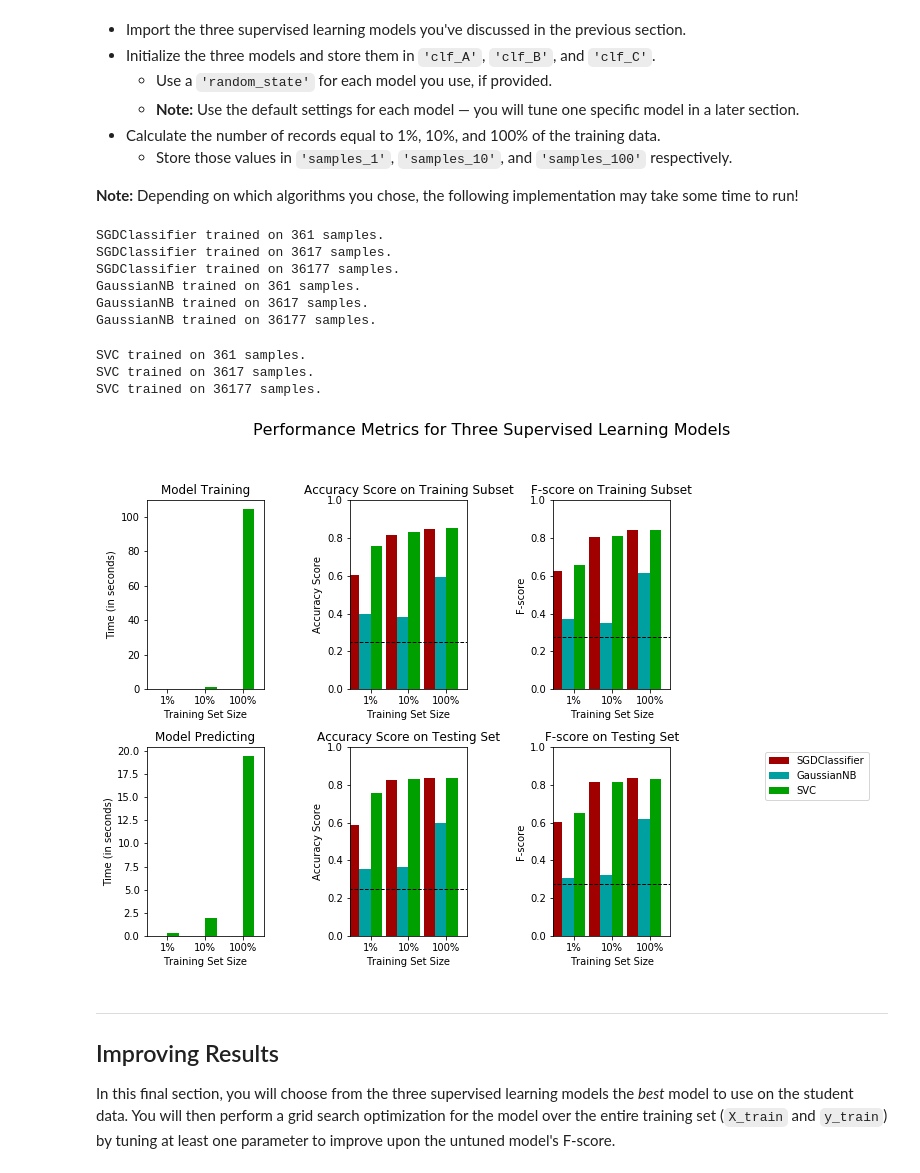
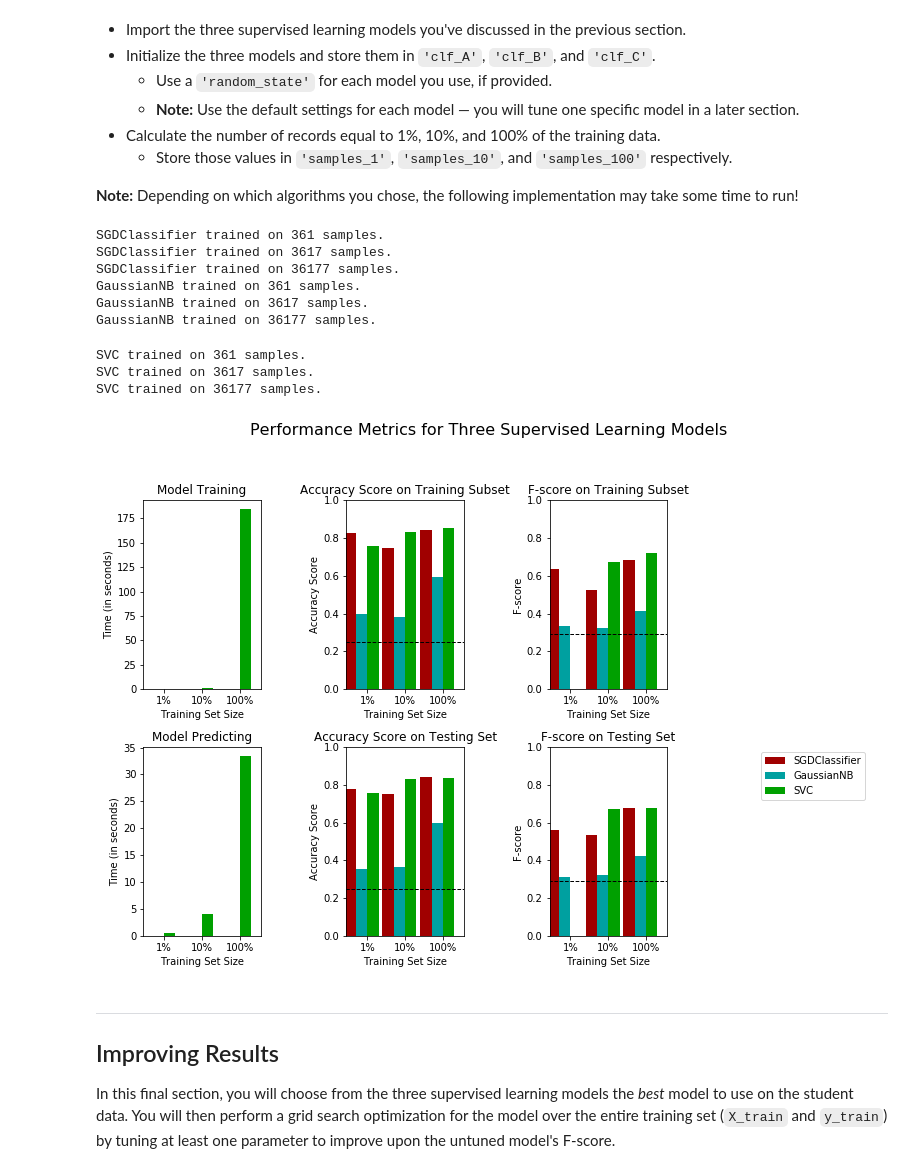
Before and after one commit to jahaas/finding_donors, a Jupyter notebook: finding_donors.ipynb, the cells around one changed output. Drawn from its saved outputs; the diff is of its cells as text; code cells hidden in the pictures.

```diff
--- a/finding_donors.ipynb
+++ b/finding_donors.ipynb
@@ -256,7 +261,7 @@ precision = TP / (TP + FP)
 
 # TODO: Calculate F-score using the formula above for beta = 0.5 and correct values for precision and recall.
 beta = 0.5
-fscore = (1 + beta**2) * (precision*recall) / ((beta*precision) + recall)
+fscore = (1 + beta**2) * (precision*recall) / (((beta**2)*precision) + recall)
 
 # Print the results
 print("Naive Predictor: [Accuracy score: {:.4f}, F-score: {:.4f}]".format(accuracy, fscore))
@@ -362,14 +367,13 @@ def train_predict(learner, sample_size, X_train, y_train, X_test, y_test):
     # TODO: Compute accuracy on test set using accuracy_score()
     results['acc_test'] = accuracy_score(y_test, predictions_test)
 
-    b = 1.0
-    avg = 'weighted'
+    b = 0.5
 
     # TODO: Compute F-score on the the first 300 training samples using fbeta_score()
-    results['f_train'] = fbeta_score(y_train[:300], predictions_train, average=avg, beta=b)
+    results['f_train'] = fbeta_score(y_train[:300], predictions_train, beta=b)
 
     # TODO: Compute F-score on the test set which is y_test
-    results['f_test'] = fbeta_score(y_test, predictions_test, average=avg, beta=b)
+    results['f_test'] = fbeta_score(y_test, predictions_test, beta=b)
 
     # Success
     print("{} trained on {} samples.".format(learner.__class__.__name__, sample_size))
@@ -394,41 +398,41 @@ from sklearn.naive_bayes import GaussianNB
 from sklearn.svm import SVC
 
 # TODO: Initialize the three models
-clf_A = SGDClassifier(loss='log', penalty='l2', max_iter=5)
+clf_A = SGDClassifier()
 clf_B = GaussianNB()
 clf_C = SVC()
 
 # TODO: Calculate the number of samples for 1%, 10%, and 100% of the training data
 # HINT: samples_100 is the entire training set i.e. len(y_train)
 # HINT: samples_10 is 10% of samples_100 (ensure to set the count of the values to be `int` and not `float`)
 # HINT: samples_1 is 1% of samples_100 (ensure to set the count of the values to be `int` and not `float`)
 samples_100 = len(y_train)
 samples_10 = int(samples_100 * 0.10)
 samples_1 = int(samples_100 * 0.01)
 
 
 # Collect results on the learners
 results = {}
 for clf in [clf_A, clf_B, clf_C]:
     clf_name = clf.__class__.__name__
     results[clf_name] = {}
     for i, samples in enumerate([samples_1, samples_10, samples_100]):
         results[clf_name][i] = \
         train_predict(clf, samples, X_train, y_train, X_test, y_test)
 
 # Run metrics visualization for the three supervised learning models chosen
 vs.evaluate(results, accuracy, fscore)
 # %% [output]
 SGDClassifier trained on 361 samples.
 SGDClassifier trained on 3617 samples.
 SGDClassifier trained on 36177 samples.
 GaussianNB trained on 361 samples.
 GaussianNB trained on 3617 samples.
 GaussianNB trained on 36177 samples.
 SVC trained on 361 samples.
 SVC trained on 3617 samples.
 SVC trained on 36177 samples.
-[figure, old version]
+[figure, new version]
 # %% [markdown]
 ----
 ## Improving Results
```
Also changed, not shown: parts of 12 cells of this notebook, 1 other file.
